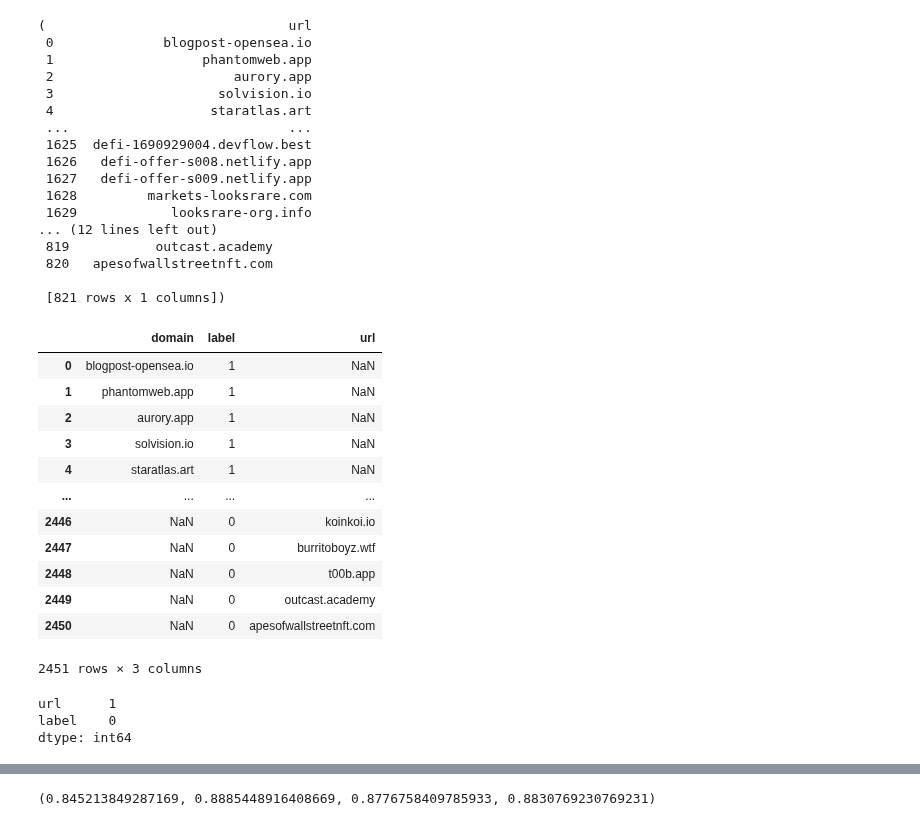
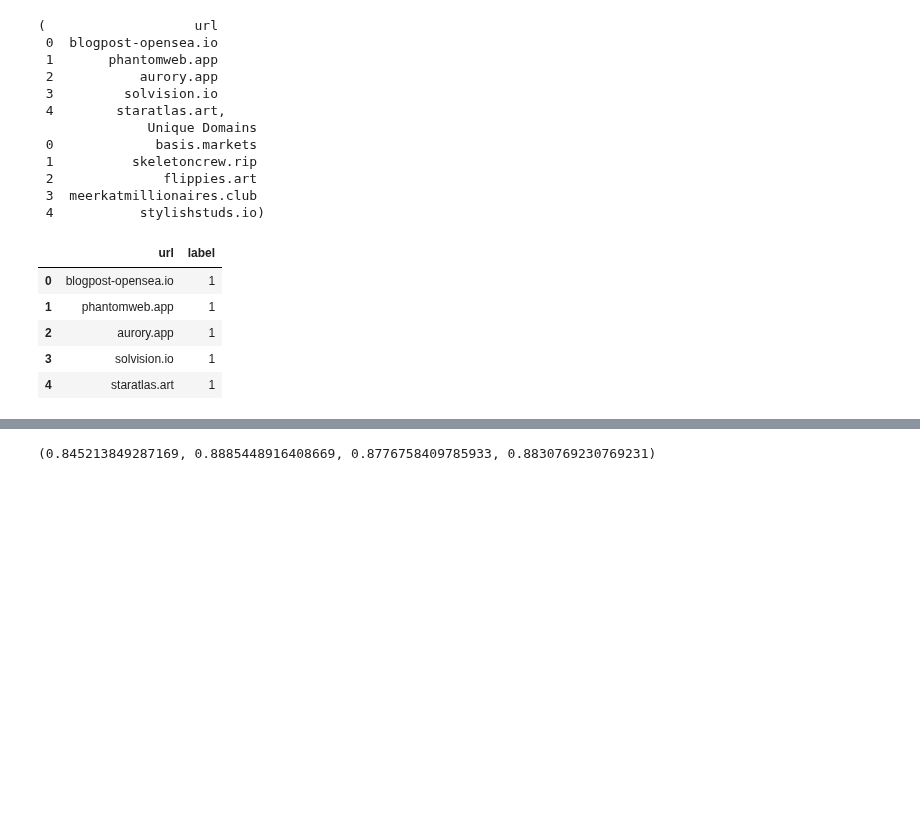
Before and after one commit to stefisha/DetectingNFTs-MasterThesis, a Jupyter notebook: Domains_NFT_Master.ipynb, the cells around one changed output, grey strips where cells are left out. Drawn from its saved outputs; the diff is of its cells as text; code cells hidden in the pictures; blank space fills up the shorter version.

```diff
--- a/Domains_NFT_Master.ipynb
+++ b/Domains_NFT_Master.ipynb
@@ -10,50 +23,37 @@ scam_data = pd.read_csv('/content/drive/MyDrive/Master/Project/Domains/final_blo
 legit_data = pd.read_csv('/content/drive/MyDrive/Master/Project/Domains/final_legit_domains.csv')
 # %%
 # Display the first few rows of each dataset for verification
-scam_data, legit_data
+scam_data.head(), legit_data.head()
 # %% [output]
-(                               url
- 0              blogpost-opensea.io
- 1                   phantomweb.app
- 2                       aurory.app
- 3                     solvision.io
- 4                    staratlas.art
- ...                            ...
- 1625  defi-1690929004.devflow.best
- 1626   defi-offer-s008.netlify.app
- 1627   defi-offer-s009.netlify.app
- 1628         markets-looksrare.com
- 1629            looksrare-org.info
-... (12 lines left out)
- 819           outcast.academy
- 820   apesofwallstreetnft.com
-
- [821 rows x 1 columns])
+(                   url
+ 0  blogpost-opensea.io
+ 1       phantomweb.app
+ 2           aurory.app
+ 3         solvision.io
+ 4        staratlas.art,
+              Unique Domains
+ 0             basis.markets
+ 1          skeletoncrew.rip
+ 2              flippies.art
+ 3  meerkatmillionaires.club
+ 4           stylishstuds.io)
 # %%
-# Labeling the datasets
+# label the data
 scam_data['label'] = 1
 legit_data['label'] = 0
 
-# Renaming columns for consistency
-scam_data.rename(columns={'url': 'domain'}, inplace=True)
-legit_data.rename(columns={'Unique Domains': 'domain'}, inplace=True)
+# Renaming the 'Unique Domains' column in legit dataset to 'url'
+legit_data.rename(columns={"Unique Domains": "url"}, inplace=True)
 
-# Combining the datasets
-combined_dataset = pd.concat([scam_data, legit_data], axis=0).reset_index(drop=True)
+# Combine the datasets
+combined_data = pd.concat([scam_data, legit_data], ignore_index=True)
 
 # Display the first few rows of the combined dataset
-combined_dataset
+combined_data.head()
 # %% [output]
-|  | domain | label | url |
-| 0 | blogpost-opensea.io | 1 | NaN |
-| 1 | phantomweb.app | 1 | NaN |
-| 2 | aurory.app | 1 | NaN |
-| 3 | solvision.io | 1 | NaN |
-| 4 | staratlas.art | 1 | NaN |
-| ... | ... | ... | ... |
-| 2446 | NaN | 0 | koinkoi.io |
-| 2447 | NaN | 0 | burritoboyz.wtf |
-| 2448 | NaN | 0 | t00b.app |
-| 2449 | NaN | 0 | outcast.academy |
-| 2450 | NaN | 0 | apesofwallstreetnft.com |
+|  | url | label |
+| 0 | blogpost-opensea.io | 1 |
+| 1 | phantomweb.app | 1 |
+| 2 | aurory.app | 1 |
+| 3 | solvision.io | 1 |
+| 4 | staratlas.art | 1 |
-2451 rows × 3 columns
@@ -93,17 +59,0 @@ from imblearn.over_sampling import SMOTE
-# %%
-scam_data['label'] = 1
-legit_data['label'] = 0
-#combined_data = pd.concat([scam_data, legit_data], axis=0)
-
-# Renaming the 'Unique Domains' column in legit dataset to 'url'
-legit_data.rename(columns={"Unique Domains": "url"}, inplace=True)
-
-# Combining the datasets again and assigning labels
-combined_data = pd.concat([scam_data, legit_data], axis=0)
-
-# Check for NA
-combined_data.isna().sum()
-# %% [output]
-url      1
-label    0
-dtype: int64
```
Also changed, not shown: parts of 41 cells of this notebook.
